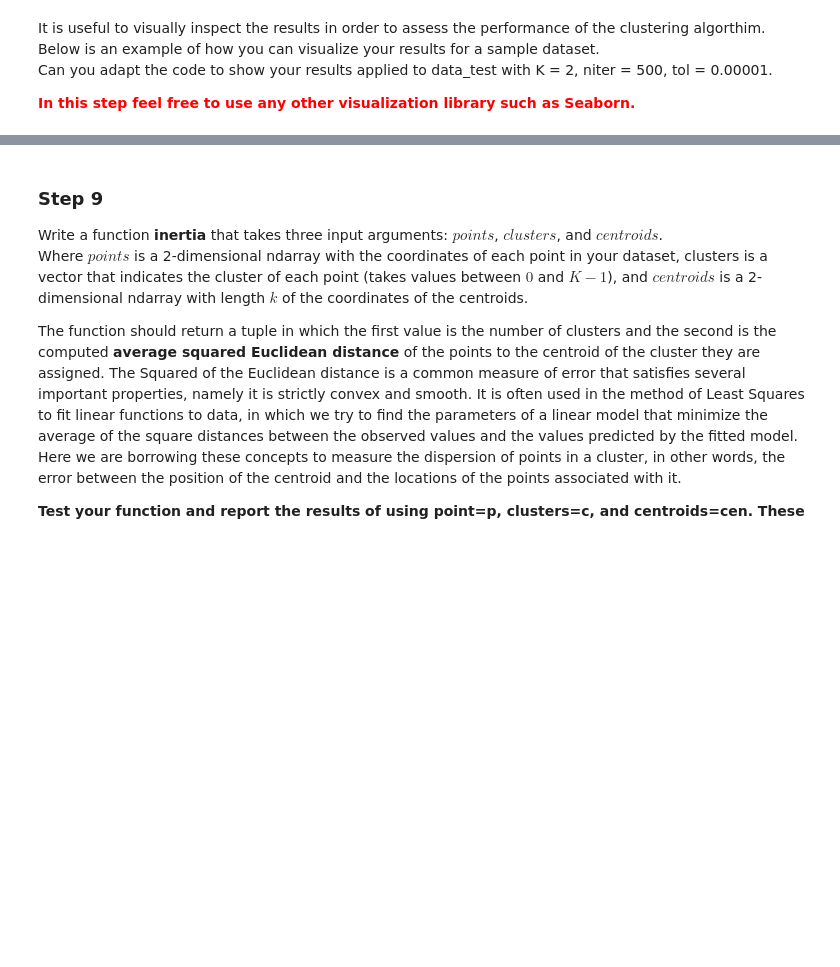
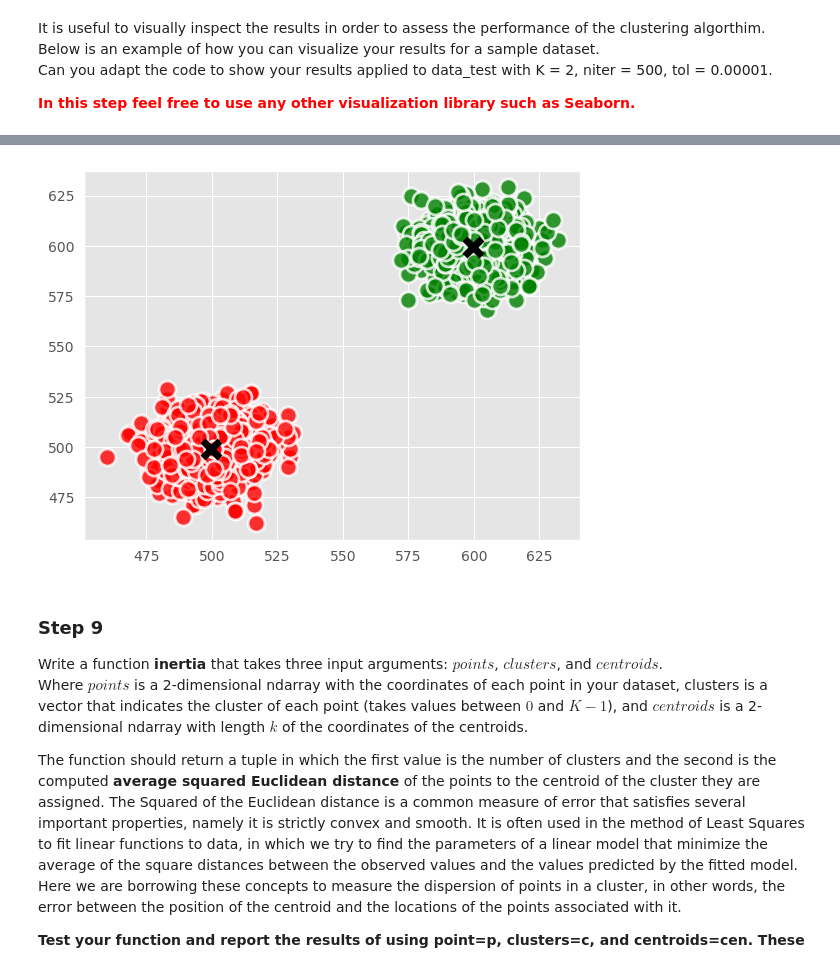
Before and after one commit to mikemayuare/kmeans_python, a Jupyter notebook: HW3-2022.ipynb, the cells around one changed output, grey strips where cells are left out. Saved outputs shown, nothing was run; the diff lists cells and outputs as text; code cells hidden in the pictures; blank space fills up the shorter version.

Commit message:
Implemented the KMeans function on step 8

```diff
--- a/HW3-2022.ipynb
+++ b/HW3-2022.ipynb
@@ -230,3 +272,8 @@ We will use this information combined with a **tolerance threshold** in regards
 
 
 **Test your function then report the distance between the centroids calculated in Step 5, cen, and the centroids that you can calculate using the function cupdate with the arguments points and new_clusters.**
+# %%
+def error(oldcentroids, newcentroids):
+    # considering they are same shape matrices
+    # a simple substraction will broadcast
+    return ((oldcentroids - newcentroids) ** 2).mean()
@@ -251,0 +321,3 @@ Use the tolerance as a treshold to stop the algorithm, for instance by evaluatin
+# %%
+clust, cents = kmeans(data_test, 500, 0.00001, 2)
+clust, cents
@@ -283,3 +365,27 @@ plt.show()
+# %%
+#boilerplate
+import numpy as np
+import matplotlib.pyplot as plt
+from matplotlib import style
+
+# let us define the style of the plot here
+style.use('ggplot')
+colors = ["g", "r", "c", "b"]
+
+# plot each point in the points array, colored according to the cluster they belong
+for i in range(len(clust)):
+    plt.scatter(data_test[i, 0], data_test[i, 1], marker="o",
+                color=colors[clust[i]], s=150, linewidths=2,
+                edgecolors='w', alpha=0.8)
+
+# plot each point in the centroids array
+for centroid in cents:
+    plt.scatter(centroid[0], centroid[1], marker="x", color="k", s=150, linewidths=5)
+
+# plot all elements
+plt.show()
+# %% [output]
+[figure, added]
 # %% [markdown]
 ### Step 9
 
```
Also changed, not shown: parts of 18 cells of this notebook.
